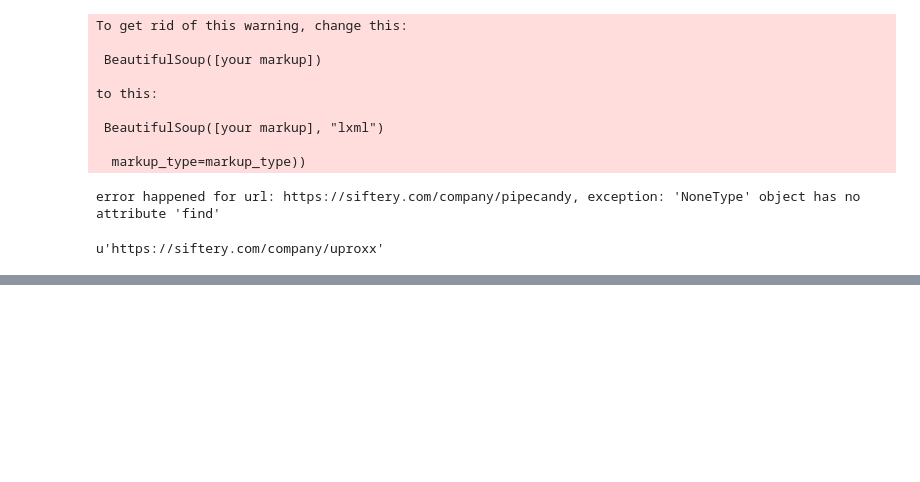
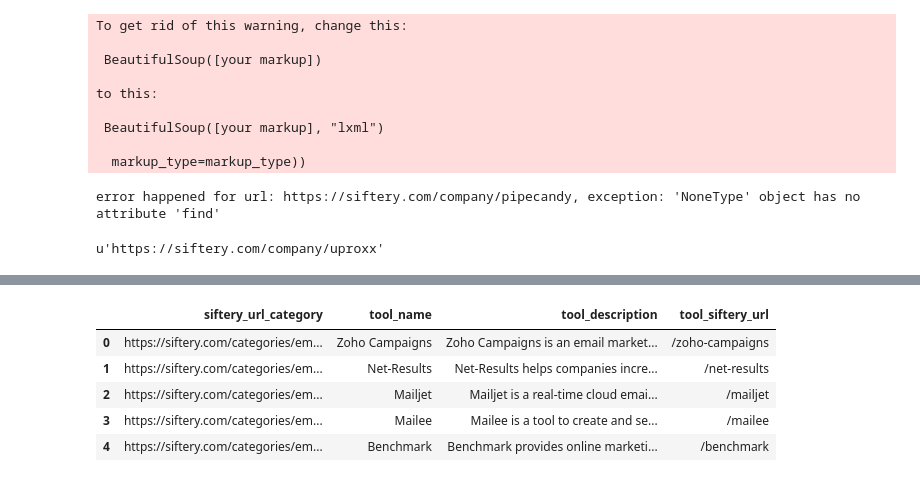
Before and after one commit to narenkumarR/nlpintelligence, a Jupyter notebook: crawling_misc/siftery_crawling.ipynb, the cells around one changed output, grey strips where cells are left out. Cells and saved outputs as stored; diff of their text form; code cells hidden in the pictures; blank space fills up the shorter version.

```diff
--- a/crawling_misc/siftery_crawling.ipynb
+++ b/crawling_misc/siftery_crawling.ipynb
@@ -275,0 +288,15 @@ u'https://siftery.com/company/uproxx'
+# %%
+urls = ['https://siftery.com/categories/email-marketing/email-marketing-platforms',
+       'https://siftery.com/categories/email-marketing/email-marketing-automation',
+       'https://siftery.com/categories/email-marketing/email-tracking',
+       'https://siftery.com/categories/email-marketing/email-personalization',
+       'https://siftery.com/categories/email-marketing/drip-marketing',
+       'https://siftery.com/categories/email-marketing/email-tracking',
+       'https://siftery.com/categories/email-marketing/email-deliverability',
+       'https://siftery.com/categories/email-marketing/email-personalization',
+       'https://siftery.com/categories/email-marketing/email-analytics']
+# %%
+url = 'https://siftery.com/categories/email-marketing/email-marketing-platforms'
+browser.get(url)
+# %%
+soup = BeautifulSoup(browser.page_source)
@@ -275,0 +323,13 @@ u'https://siftery.com/company/uproxx'
+# %%
+out_list = []
+import pdb
+for url in urls:
+    browser.get(url)
+    pdb.set_trace()
+    soup = BeautifulSoup(browser.page_source)
+    for div in soup.find('div',{'class':'cell-container products-container'}).\
+        find_all('div',{'class':'cell-item ng-scope'}):
+        name = div.find('figcaption',{'class':'product-badge__caption'}).find('h4').text
+        text = div.find('figcaption',{'class':'product-badge__caption'}).find('p').text
+        siftery_url = div.find('div',{'class':'cell-entity'}).find('a')['href']
+        out_list.append((url,name,text,siftery_url))
@@ -275,0 +356,11 @@ u'https://siftery.com/company/uproxx'
+# %%
+tmp = pd.DataFrame.from_records(out_list)
+tmp.columns = ['siftery_url_category','tool_name','tool_description','tool_siftery_url']
+tmp.head()
+# %% [output]
+|  | siftery_url_category | tool_name | tool_description | tool_siftery_url |
+| 0 | https://siftery.com/categories/em... | Zoho Campaigns | Zoho Campaigns is an email market... | /zoho-campaigns |
+| 1 | https://siftery.com/categories/em... | Net-Results | Net-Results helps companies incre... | /net-results |
+| 2 | https://siftery.com/categories/em... | Mailjet | Mailjet is a real-time cloud emai... | /mailjet |
+| 3 | https://siftery.com/categories/em... | Mailee | Mailee is a tool to create and se... | /mailee |
+| 4 | https://siftery.com/categories/em... | Benchmark | Benchmark provides online marketi... | /benchmark |
```
Also changed, not shown: parts of 28 cells of this notebook, 22 other files.
